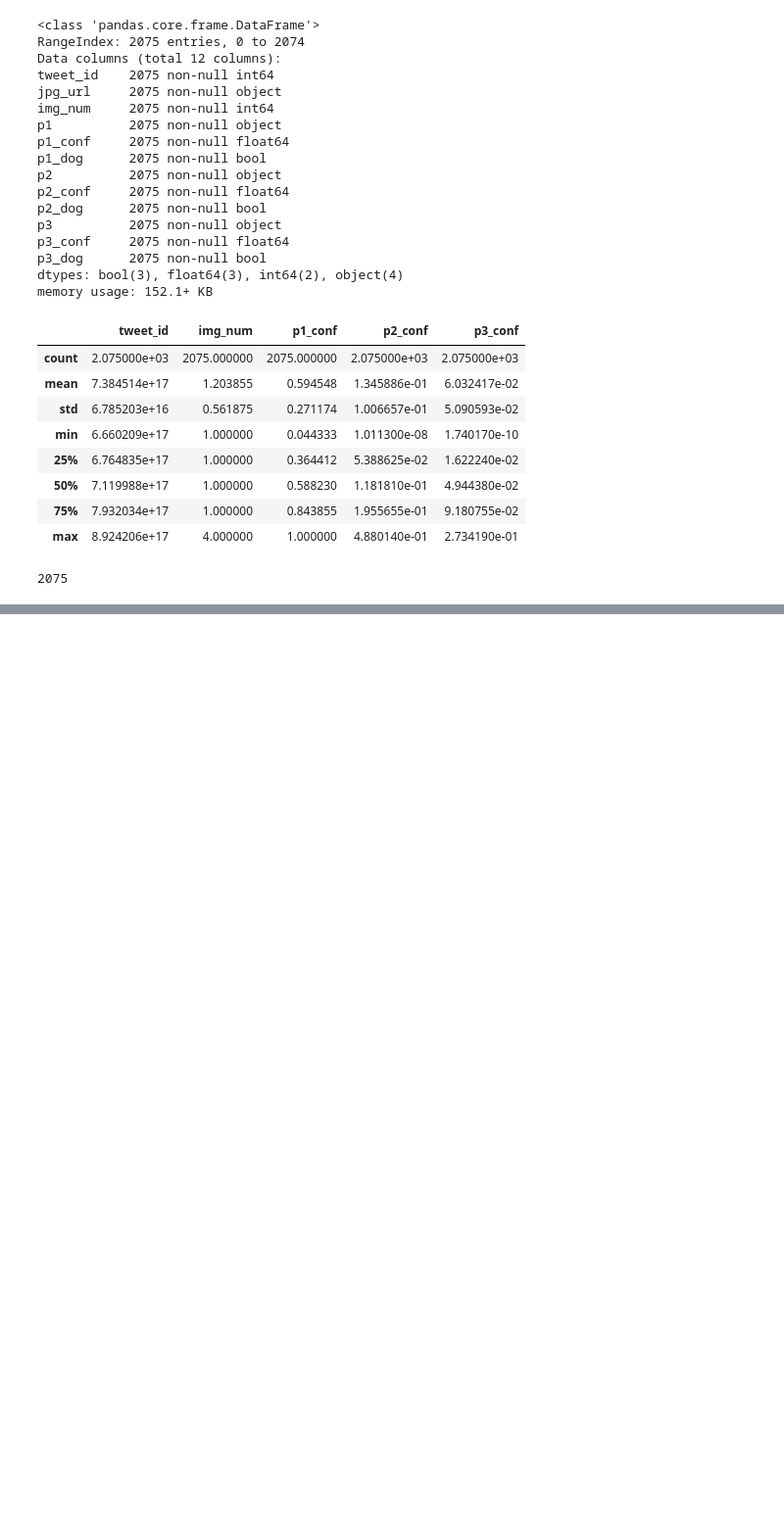
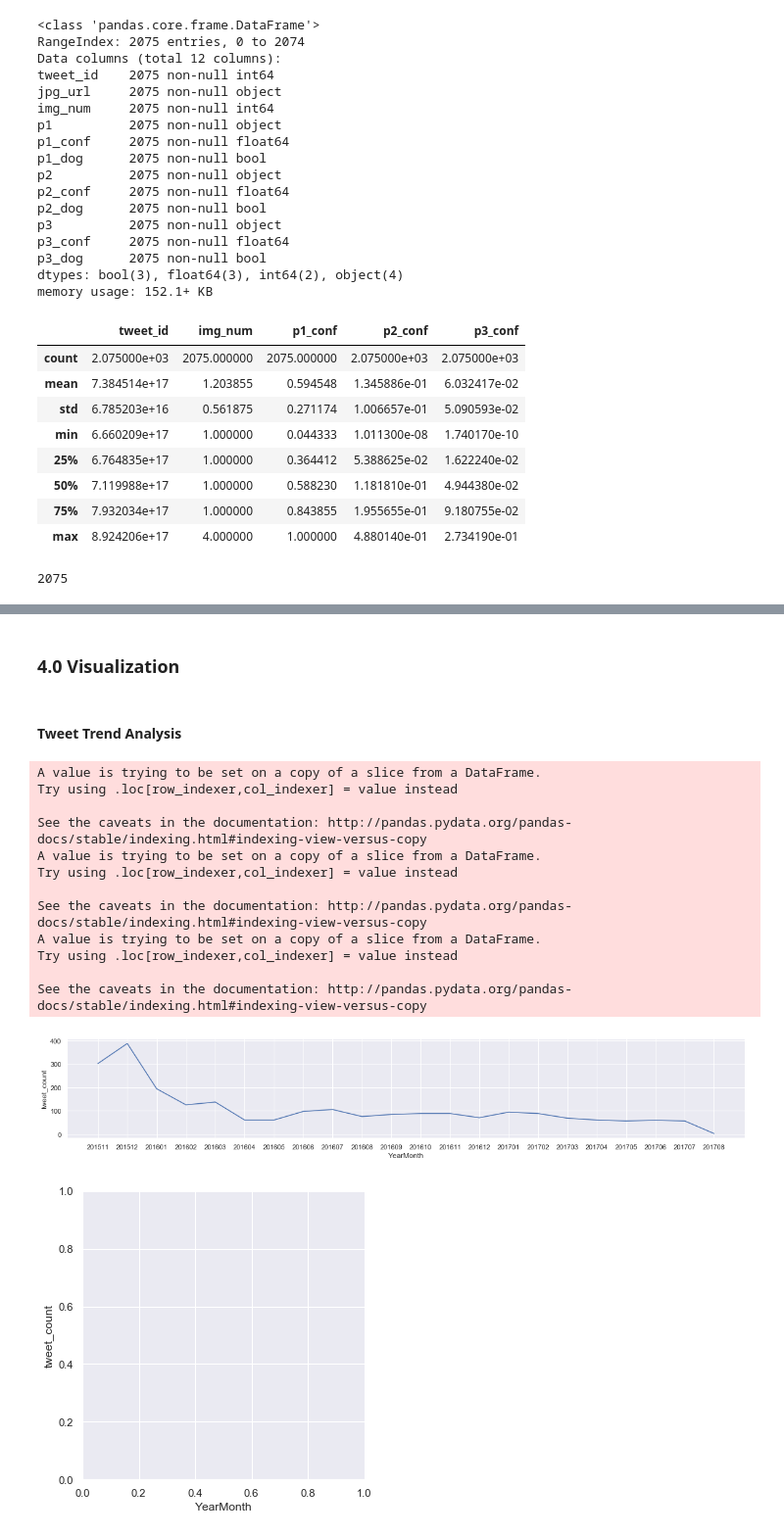
Before and after one commit to KMPrep/Wrangle_Data, a Jupyter notebook: wrangle_act.ipynb, the cells around one changed output, grey strips where cells are left out. Shown: that part at 98% size. Saved outputs shown, nothing was run; the diff lists cells and outputs as text; code cells hidden in the pictures; blank space fills up the shorter version.

```diff
--- a/wrangle_act.ipynb
+++ b/wrangle_act.ipynb
@@ -500,0 +921,4 @@ Tidy Data Issues
+# %%
+#initialize SQLite connection
+sqlite_file_name = 'twitter_archive_master.sqlite'
+conn = sqlite3.connect(sqlite_file_name)
@@ -500,0 +933,5 @@ Tidy Data Issues
+# %%
+#Check if the twitter image prediction results are stored correctly
+df_image_prediction_clean = pd.read_sql_query("select * from twitter_image_predictions;", conn)
+#Check if the twitter archive results are stored correctly
+df_tweet_archive_clean = pd.read_sql_query("select * from twitter_archive_details;", conn)
@@ -500,0 +958,2 @@ Tidy Data Issues
+# %%
+df_tweet_archive_clean.timestamp = pd.to_datetime(df_tweet_archive_clean.timestamp)
@@ -500,0 +975,43 @@ Tidy Data Issues
+# %% [markdown]
+<a id="visualizing_data"></a>
+
+### 4.0 Visualization
+# %% [markdown]
+#### Tweet Trend Analysis
+# %%
+#Filter the necessary columns
+df_tweet_archive_date = df_tweet_archive_clean[['tweet_id', 'timestamp']].copy()
+
+#drop duplicates
+df_tweet_archive_date_no_dup = df_tweet_archive_date.drop_duplicates()
+
+#gather year, month, yearmonth information
+df_tweet_archive_date_no_dup['Year']= df_tweet_archive_date_no_dup['timestamp'].apply(lambda x: x.year)
+df_tweet_archive_date_no_dup['Month']= df_tweet_archive_date_no_dup['timestamp'].apply(lambda x: x.month)
+df_tweet_archive_date_no_dup['YearMonth'] = df_tweet_archive_date_no_dup['timestamp'].map(lambda x: 100*x.year + x.month)
+
+#get tweet count by group with 'Yearmonth'
+df_tweets_by_month =  df_tweet_archive_date_no_dup.groupby(['YearMonth', 'Year', 'Month']).count().reset_index()[['YearMonth', 'Year', 'Month', 'tweet_id']]
+df_tweets_by_month.rename(index=str, columns={'tweet_id':'tweet_count'}, inplace=True)
+df_tweets_by_month['YearMonth'] = df_tweets_by_month['YearMonth'].astype('str')
+
+#Plot the tweet count trend
+sns.set()
+f = plt.figure(figsize=(20,3))
+ax = f.add_subplot(1, 1, 1)
+sns.relplot(x="YearMonth", y="tweet_count", kind="line", data=df_tweets_by_month, ax=ax);
+# %% [output]
+A value is trying to be set on a copy of a slice from a DataFrame.
+Try using .loc[row_indexer,col_indexer] = value instead
+
+See the caveats in the documentation: http://pandas.pydata.org/pandas-docs/stable/indexing.html#indexing-view-versus-copy
+A value is trying to be set on a copy of a slice from a DataFrame.
+Try using .loc[row_indexer,col_indexer] = value instead
+
+See the caveats in the documentation: http://pandas.pydata.org/pandas-docs/stable/indexing.html#indexing-view-versus-copy
+A value is trying to be set on a copy of a slice from a DataFrame.
+Try using .loc[row_indexer,col_indexer] = value instead
+
+See the caveats in the documentation: http://pandas.pydata.org/pandas-docs/stable/indexing.html#indexing-view-versus-copy
+[figure, added]
+[figure, added]
```
Also changed, not shown: parts of 92 cells of this notebook, 9 other files.
